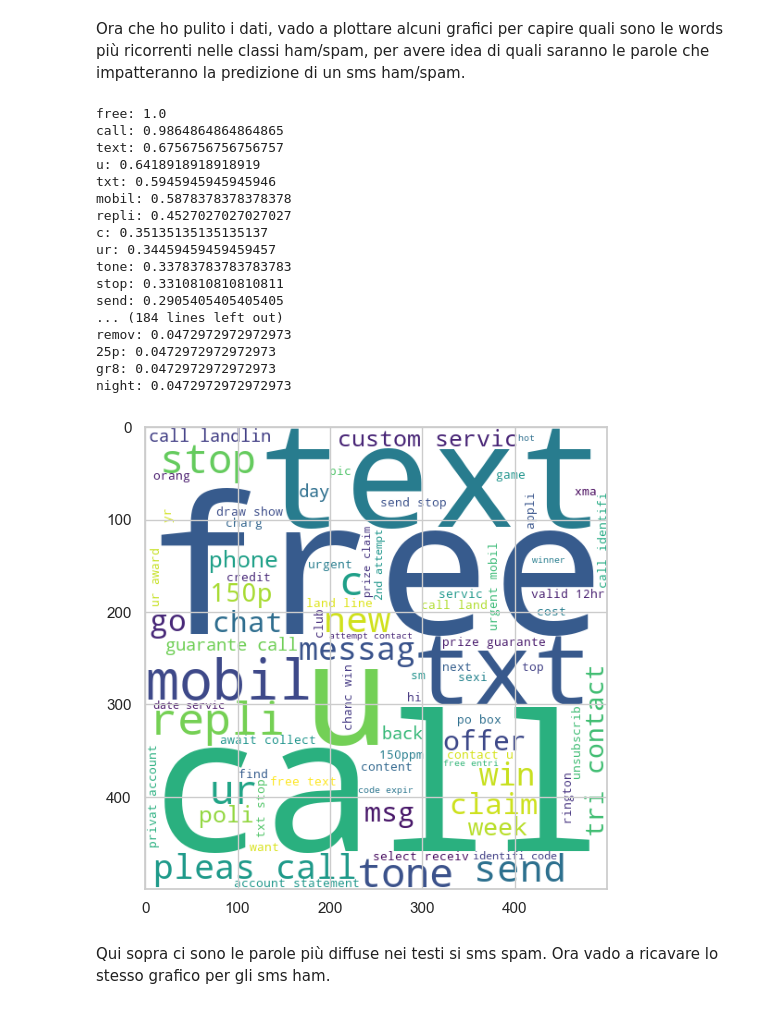
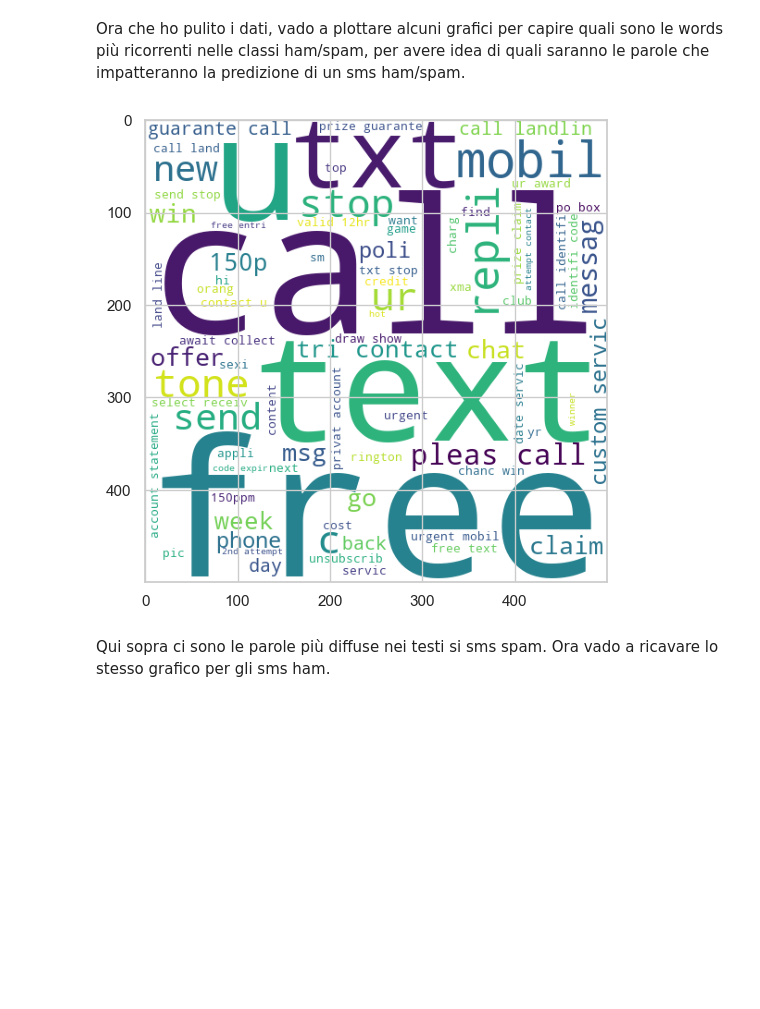
Before and after one commit to russosamuele/SMSecure, a Jupyter notebook: SMSecure.ipynb, the cells around one changed output. Saved outputs shown, nothing was run; the diff lists cells and outputs as text; code cells hidden in the pictures; blank space fills up the shorter version.

```diff
--- a/SMSecure.ipynb
+++ b/SMSecure.ipynb
@@ -393,36 +393,18 @@ Ora che ho pulito i dati, vado a plottare alcuni grafici per capire quali sono l
 # %%
 #utilizzo la libreria WordCLoud
 from wordcloud import WordCloud
 
 wc= WordCloud(width=500, height=500, min_font_size=10, background_color='white')
 
 spam_words = wc.generate(df[df['target']==1]['transformed_text'].str.cat(sep=" "))
 
 plt.figure(figsize=(15, 6))
 plt.imshow(spam_words)
 
+#ciò mi servirà per individuare in fase di rilascio corrispondenze con tali parole
 spam_wordsToExport = wc.words_ #frequenze delle parole spam
-for parola, frequenza in spam_wordsToExport.items():
-    print(f"{parola}: {frequenza}")
 # %% [output]
-free: 1.0
-call: 0.9864864864864865
-text: 0.6756756756756757
-u: 0.6418918918918919
-txt: 0.5945945945945946
-mobil: 0.5878378378378378
-repli: 0.4527027027027027
-c: 0.35135135135135137
-ur: 0.34459459459459457
-tone: 0.33783783783783783
-stop: 0.3310810810810811
-send: 0.2905405405405405
-... (184 lines left out)
-remov: 0.0472972972972973
-25p: 0.0472972972972973
-gr8: 0.0472972972972973
-night: 0.0472972972972973
-[figure, old version]
+[figure, new version]
 # %% [markdown]
 Qui sopra ci sono le parole più diffuse nei testi si sms spam.
 Ora vado a ricavare lo stesso grafico per gli sms ham.
```
Also changed, not shown: parts of 22 cells of this notebook, 1 other file.
